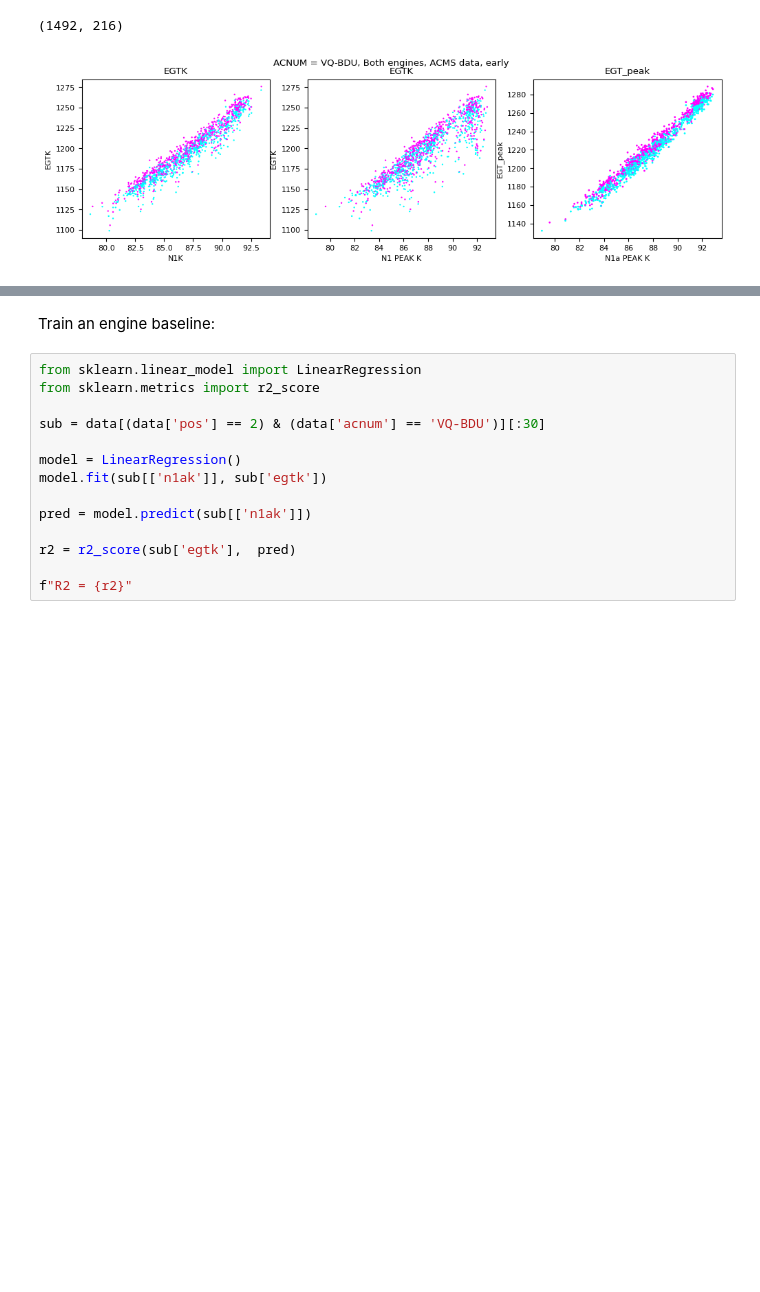
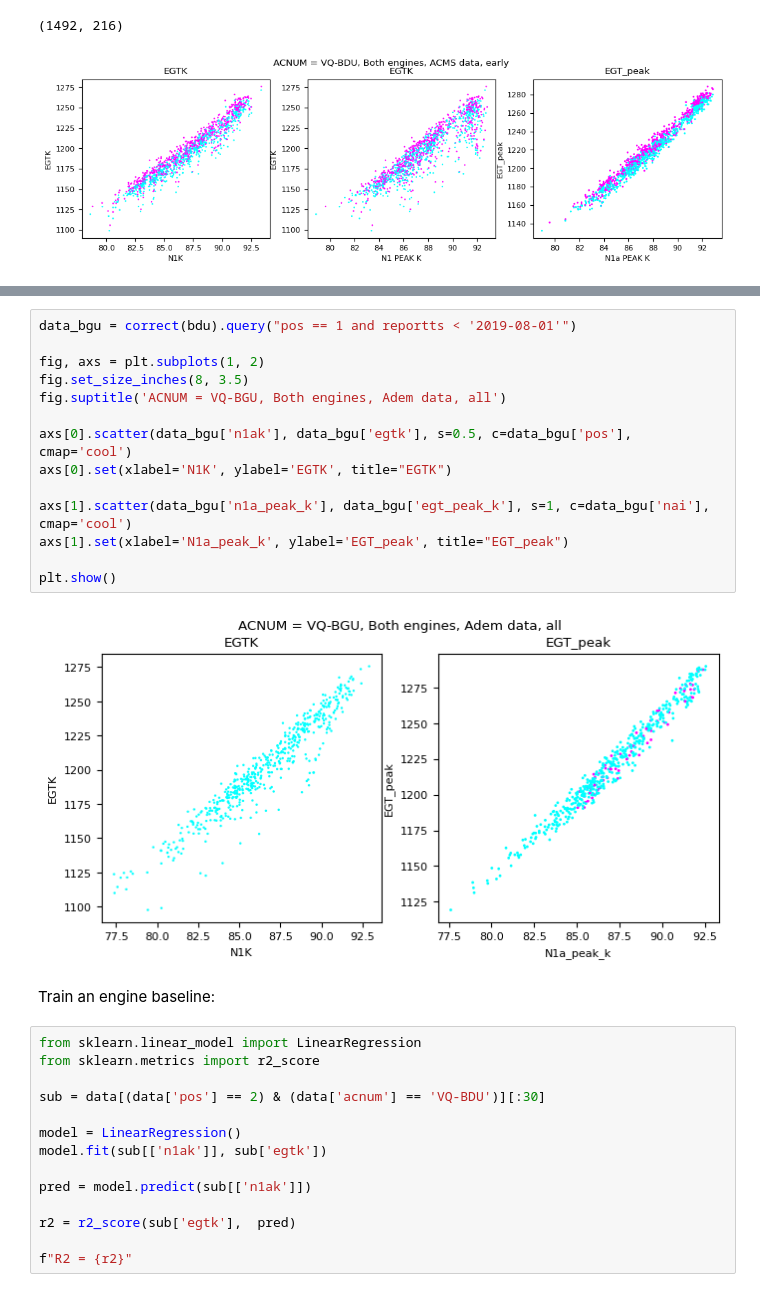
Before and after one commit to skeptlk/ecm, a Jupyter notebook: ex11_deltas.ipynb, the cells around one changed output, grey strips where cells are left out. Cells and saved outputs as stored; diff of their text form; blank space fills up the shorter version.

```diff
--- a/ex11_deltas.ipynb
+++ b/ex11_deltas.ipynb
@@ -106,3 +106,19 @@ plt.show()
+# %%
+data_bgu = correct(bdu).query("pos == 1 and reportts < '2019-08-01'")
+
+fig, axs = plt.subplots(1, 2)
+fig.set_size_inches(8, 3.5)
+fig.suptitle('ACNUM = VQ-BGU, Both engines, Adem data, all')
+
+axs[0].scatter(data_bgu['n1ak'], data_bgu['egtk'], s=0.5, c=data_bgu['pos'], cmap='cool')
+axs[0].set(xlabel='N1K', ylabel='EGTK', title="EGTK")
+
+axs[1].scatter(data_bgu['n1a_peak_k'], data_bgu['egt_peak_k'], s=1, c=data_bgu['nai'], cmap='cool')
+axs[1].set(xlabel='N1a_peak_k', ylabel='EGT_peak', title="EGT_peak")
+
+plt.show()
+# %% [output]
+[figure, added]
 # %% [markdown]
 Train an engine baseline:
 # %%
```
Also changed, not shown: parts of 4 cells of this notebook, 2 other files.
